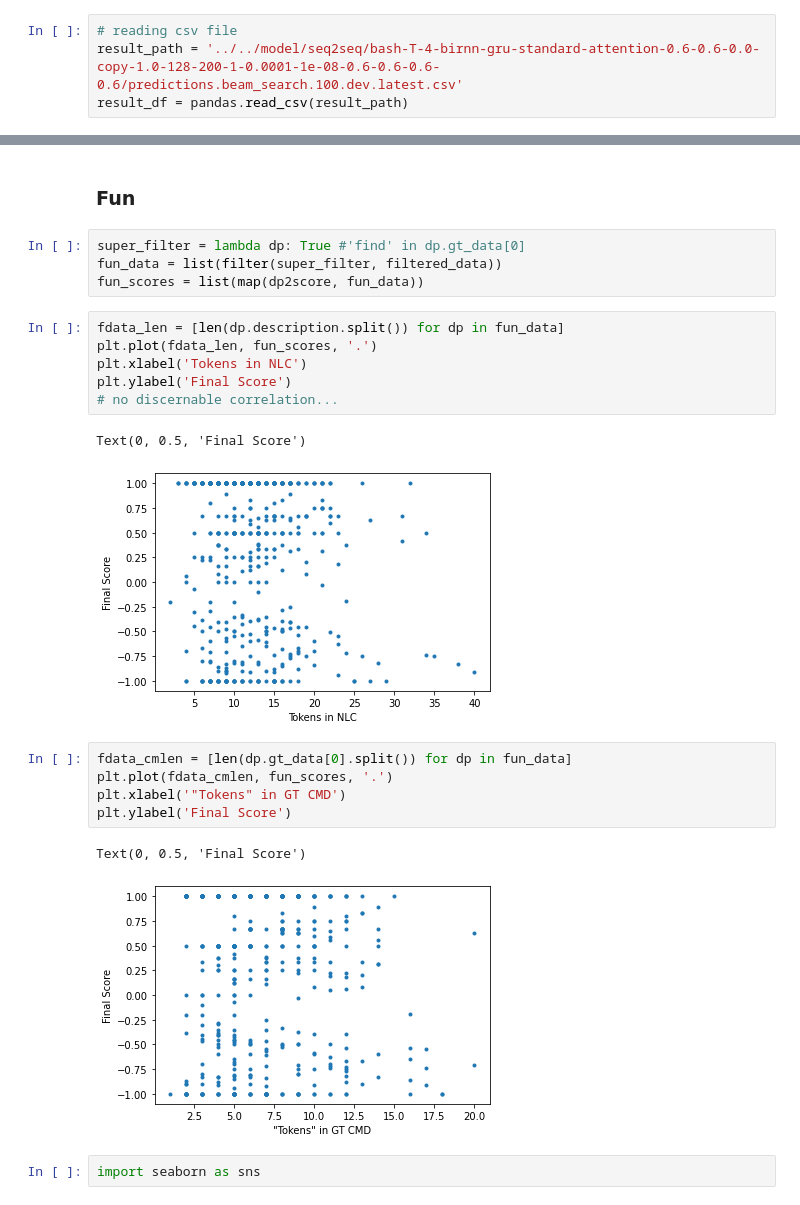
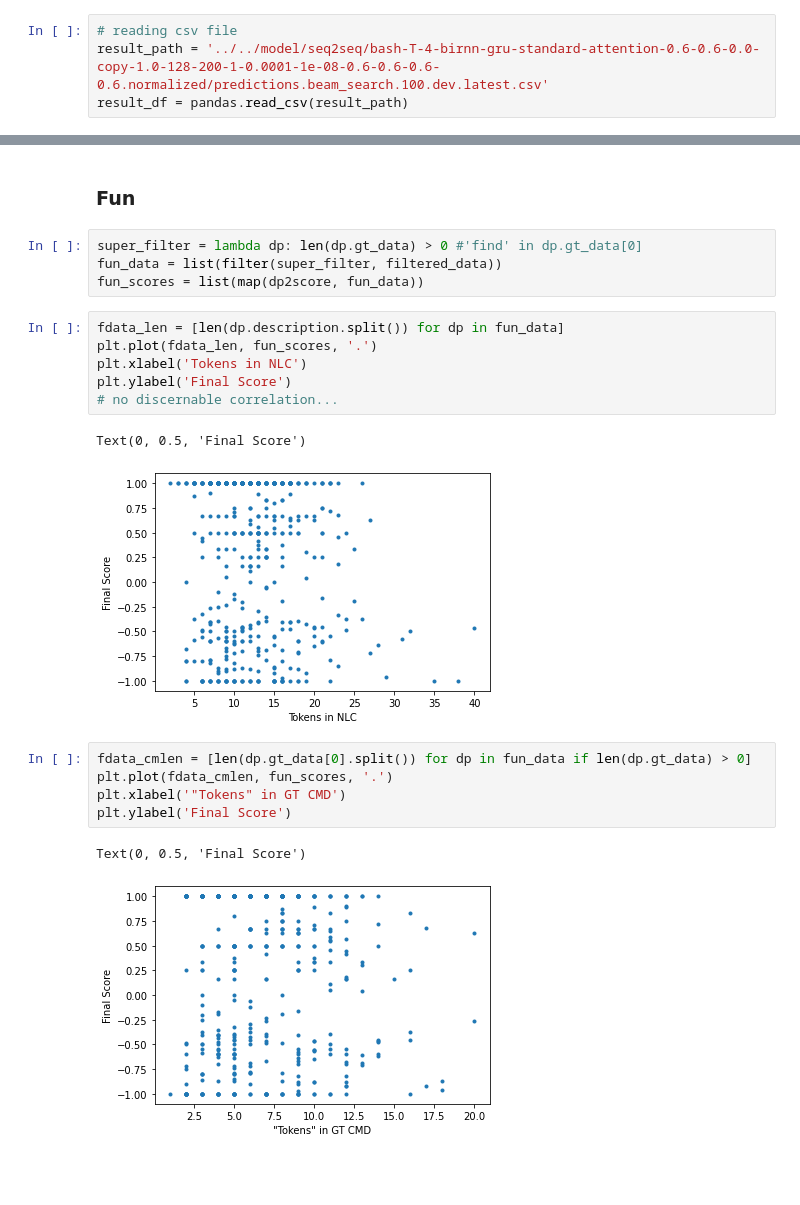
Before and after one commit to greenmonn/nlc2cmd-competition, a Jupyter notebook: nl2bash/eval/score_eval/DetailedModelEvaluation.ipynb, the cells around one changed output, grey strips where cells are left out. Saved outputs shown, nothing was run; the diff lists cells and outputs as text; blank space fills up the shorter version.

Commit message:
Ignore some assertions for running normalized copy model
[Warning] potential misalignment

But model performance doesn't get worse though

```diff
--- a/nl2bash/eval/score_eval/DetailedModelEvaluation.ipynb
+++ b/nl2bash/eval/score_eval/DetailedModelEvaluation.ipynb
@@ -17,7 +17,7 @@ WARNING: There is 1 unused token
 Bashlint grammar set up (124 utilities)
 # %%
 # reading csv file
-result_path = '../../model/seq2seq/bash-T-4-birnn-gru-standard-attention-0.6-0.6-0.0-copy-1.0-128-200-1-0.0001-1e-08-0.6-0.6-0.6-0.6/predictions.beam_search.100.dev.latest.csv'
+result_path = '../../model/seq2seq/bash-T-4-birnn-gru-standard-attention-0.6-0.6-0.0-copy-1.0-128-200-1-0.0001-1e-08-0.6-0.6-0.6-0.6.normalized/predictions.beam_search.100.dev.latest.csv'
 result_df = pandas.read_csv(result_path)
 # %%
 result_df.head(10) # correct template, correct command are meaningless..
@@ -285,7 +289,7 @@ Mean Flag Loss: 0.23128143171460003
 # %% [markdown]
 ### Fun
 # %%
-super_filter = lambda dp: True #'find' in dp.gt_data[0]
+super_filter = lambda dp: len(dp.gt_data) > 0 #'find' in dp.gt_data[0]
 fun_data = list(filter(super_filter, filtered_data))
 fun_scores = list(map(dp2score, fun_data))
 # %%
@@ -296,17 +300,15 @@ plt.ylabel('Final Score')
 # no discernable correlation...
 # %% [output]
 Text(0, 0.5, 'Final Score')
-[figure, old version]
+[figure, new version]
 # %%
-fdata_cmlen = [len(dp.gt_data[0].split()) for dp in fun_data]
+fdata_cmlen = [len(dp.gt_data[0].split()) for dp in fun_data if len(dp.gt_data) > 0]
 plt.plot(fdata_cmlen, fun_scores, '.')
 plt.xlabel('"Tokens" in GT CMD')
 plt.ylabel('Final Score')
 # %% [output]
 Text(0, 0.5, 'Final Score')
-[figure, old version]
+[figure, new version]
-# %%
-import seaborn as sns
 # %%
 sns.jointplot(x=fdata_len, y=fun_scores, kind="hex")
 # %% [output]
```
Also changed, not shown: parts of 13 cells of this notebook, 3 other files.
